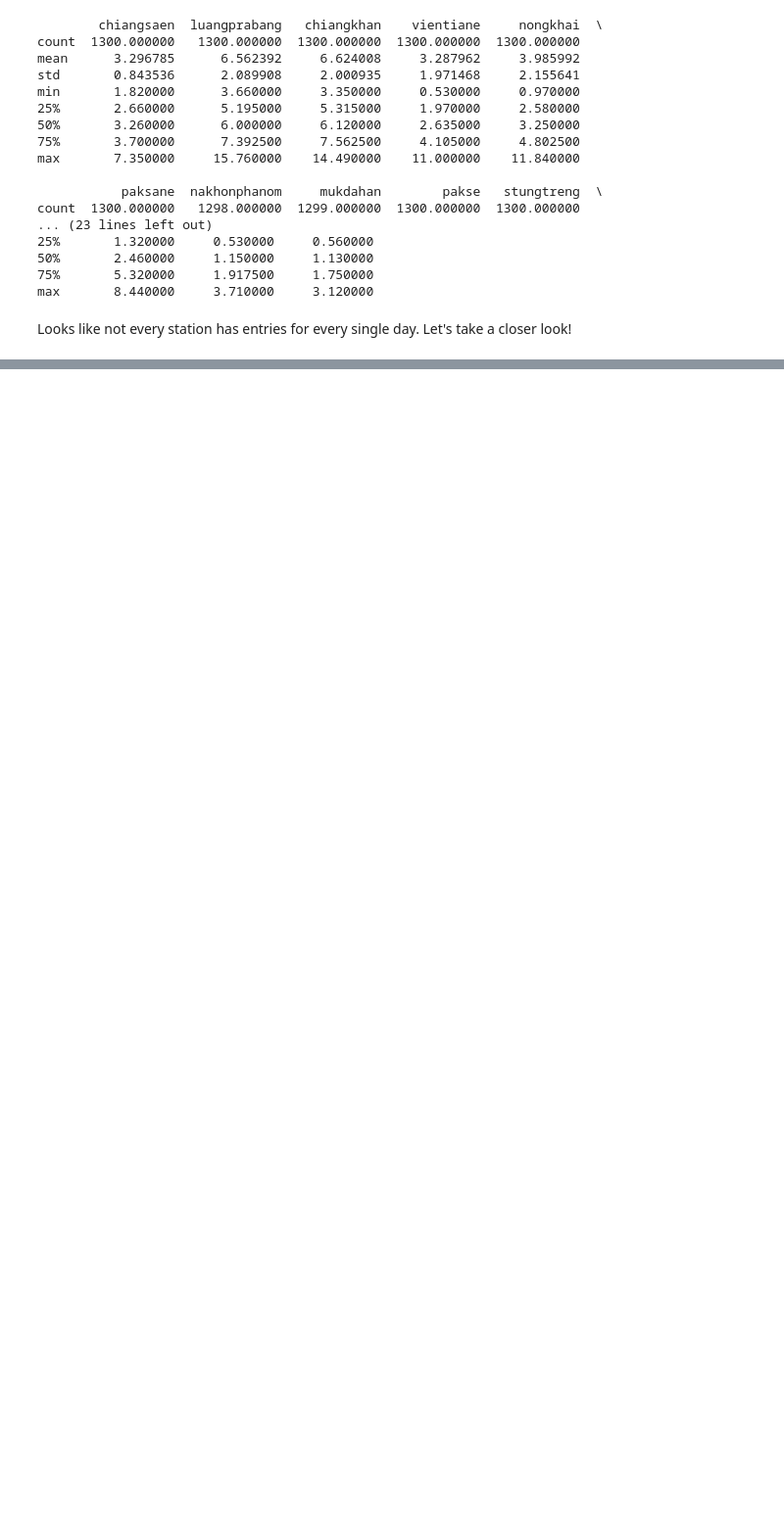
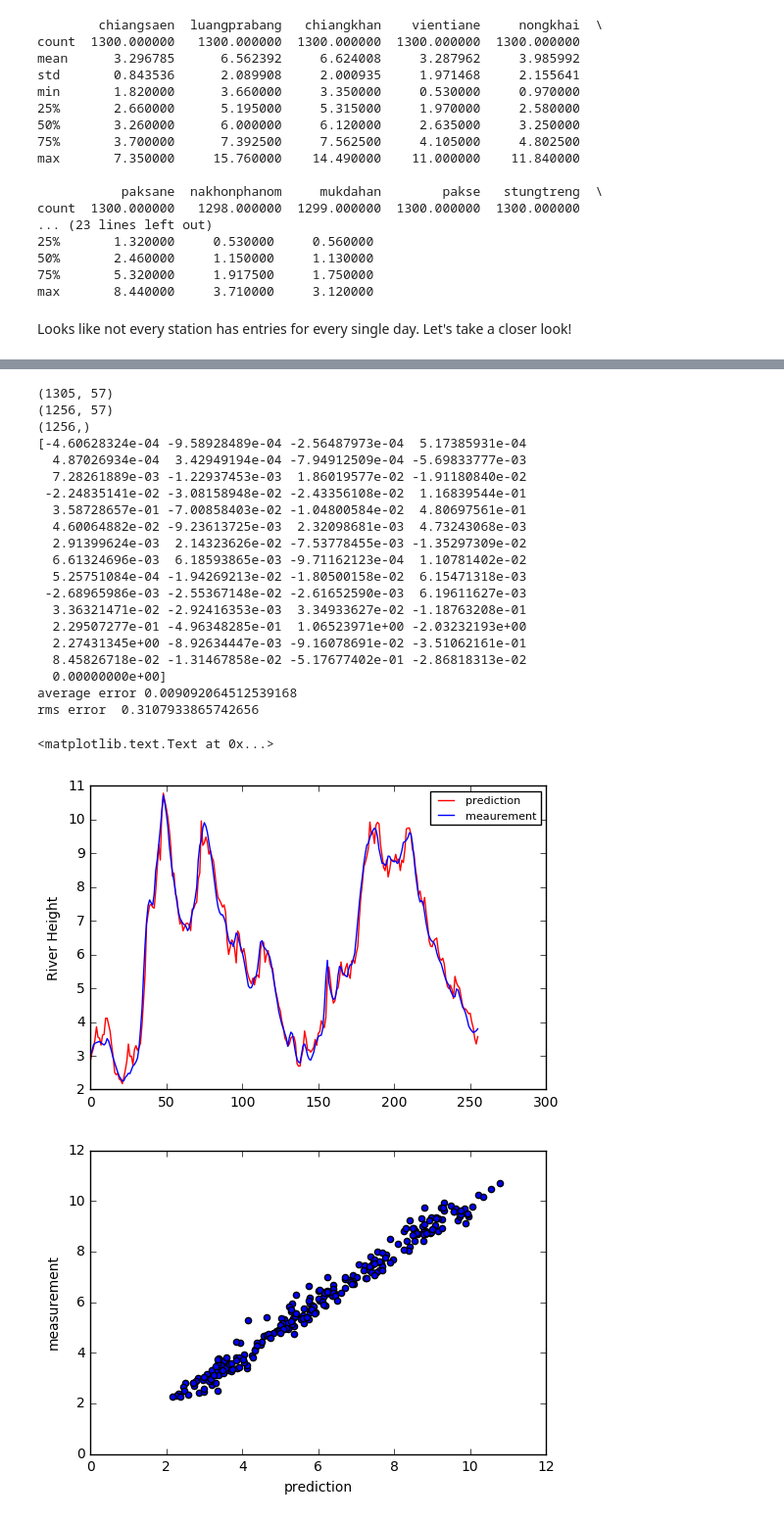
Before and after one commit to nickyeolk/thesisScripts, a Jupyter notebook: Machine_Learning_River_Levels.ipynb, the cells around one changed output, grey strips where cells are left out. Shown: that part at 98% size. Drawn from its saved outputs; the diff is of its cells as text; code cells hidden in the pictures; blank space fills up the shorter version.

```diff
--- a/Machine_Learning_River_Levels.ipynb
+++ b/Machine_Learning_River_Levels.ipynb
@@ -80,0 +368,67 @@ for ii in ent:
+# %%
+X_raw=makeXraw()
+temp_df = pd.DataFrame(X_raw)
+temp_df['date']=datelist[7:]
+temp_df.set_index('date',inplace=True)
+temp_df = temp_df[((temp_df.index.month == 6) & (8 <= temp_df.index.day)) |\
+                 ((temp_df.index.month >= 7) & (temp_df.index.month<=9)) | \
+                 ((temp_df.index.month == 10) & (30 >= temp_df.index.day))]
+
+X_raw = temp_df.as_matrix()
+print(X_raw.shape)
+
+
+y_raw = season_df[((season_df.index.month == 6) & (9 <= season_df.index.day)) |\
+                 ((season_df.index.month >= 7) & (season_df.index.month<=10))]
+
+X_raw[:,56]=np.array(y_raw['mukdahan'])
+Xa=X_raw[~np.isnan(X_raw).any(axis=1)]
+y=np.copy(Xa[:,56])
+X=Xa
+X[:,56]=1 #regularization term
+print(X.shape)
+print(y.shape)
+np.argwhere(np.isnan(y_raw['mukdahan']))
+
+# X=preprocessing.scale(X)
+reg2d = linear_model.LinearRegression()
+# reg2d = RandomForestRegressor(n_estimators=10)
+reg2d.fit(X[:1000,:],y[:1000])
+print(reg2d.coef_)
+pred=reg2d.predict(X[1000:,:])
+print('average error',np.mean(pred-y[1000:]))
+print('rms error ',np.sqrt(np.mean((pred-y[1000:])**2)))
+plt.figure(1)
+plt.plot(pred,c='r',label='prediction')
+plt.plot(y[1000:],c='b',label='meaurement')
+plt.ylabel('River Height')
+plt.legend(prop={'size':8})
+
+plt.figure(2)
+plt.scatter(pred,y[1000:])
+plt.xlabel('prediction')
+plt.ylabel('measurement')
+# %% [output]
+(1305, 57)
+(1256, 57)
+(1256,)
+[-4.60628324e-04 -9.58928489e-04 -2.56487973e-04  5.17385931e-04
+  4.87026934e-04  3.42949194e-04 -7.94912509e-04 -5.69833777e-03
+  7.28261889e-03 -1.22937453e-03  1.86019577e-02 -1.91180840e-02
+ -2.24835141e-02 -3.08158948e-02 -2.43356108e-02  1.16839544e-01
+  3.58728657e-01 -7.00858403e-02 -1.04800584e-02  4.80697561e-01
+  4.60064882e-02 -9.23613725e-03  2.32098681e-03  4.73243068e-03
+  2.91399624e-03  2.14323626e-02 -7.53778455e-03 -1.35297309e-02
+  6.61324696e-03  6.18593865e-03 -9.71162123e-04  1.10781402e-02
+  5.25751084e-04 -1.94269213e-02 -1.80500158e-02  6.15471318e-03
+ -2.68965986e-03 -2.55367148e-02 -2.61652590e-03  6.19611627e-03
+  3.36321471e-02 -2.92416353e-03  3.34933627e-02 -1.18763208e-01
+  2.29507277e-01 -4.96348285e-01  1.06523971e+00 -2.03232193e+00
+  2.27431345e+00 -8.92634447e-03 -9.16078691e-02 -3.51062161e-01
+  8.45826718e-02 -1.31467858e-02 -5.17677402e-01 -2.86818313e-02
+  0.00000000e+00]
+average error 0.009092064512539168
+rms error  0.3107933865742656
+<matplotlib.text.Text at 0x...>
+[figure, added]
+[figure, added]
```
Also changed, not shown: parts of 22 cells of this notebook.
